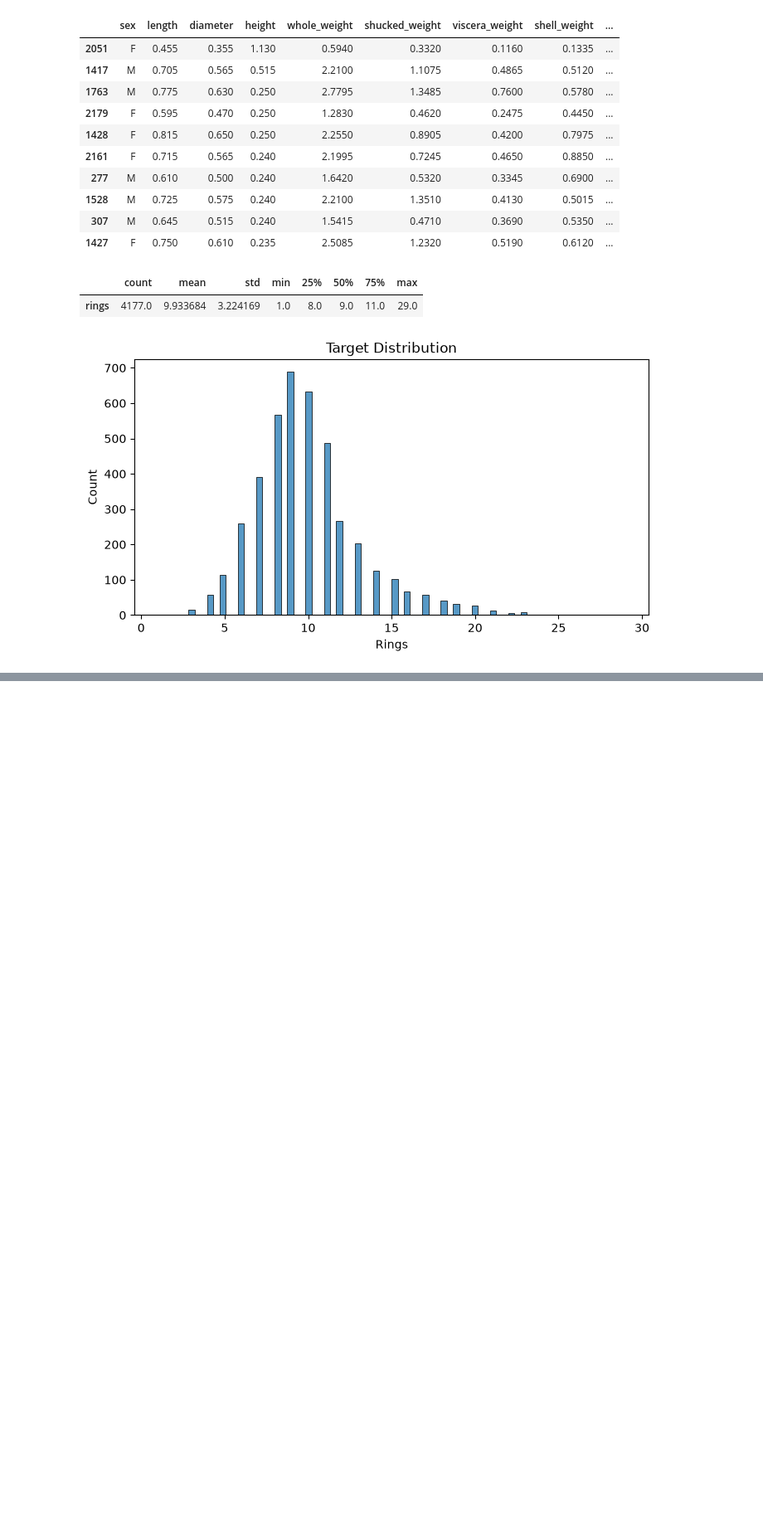
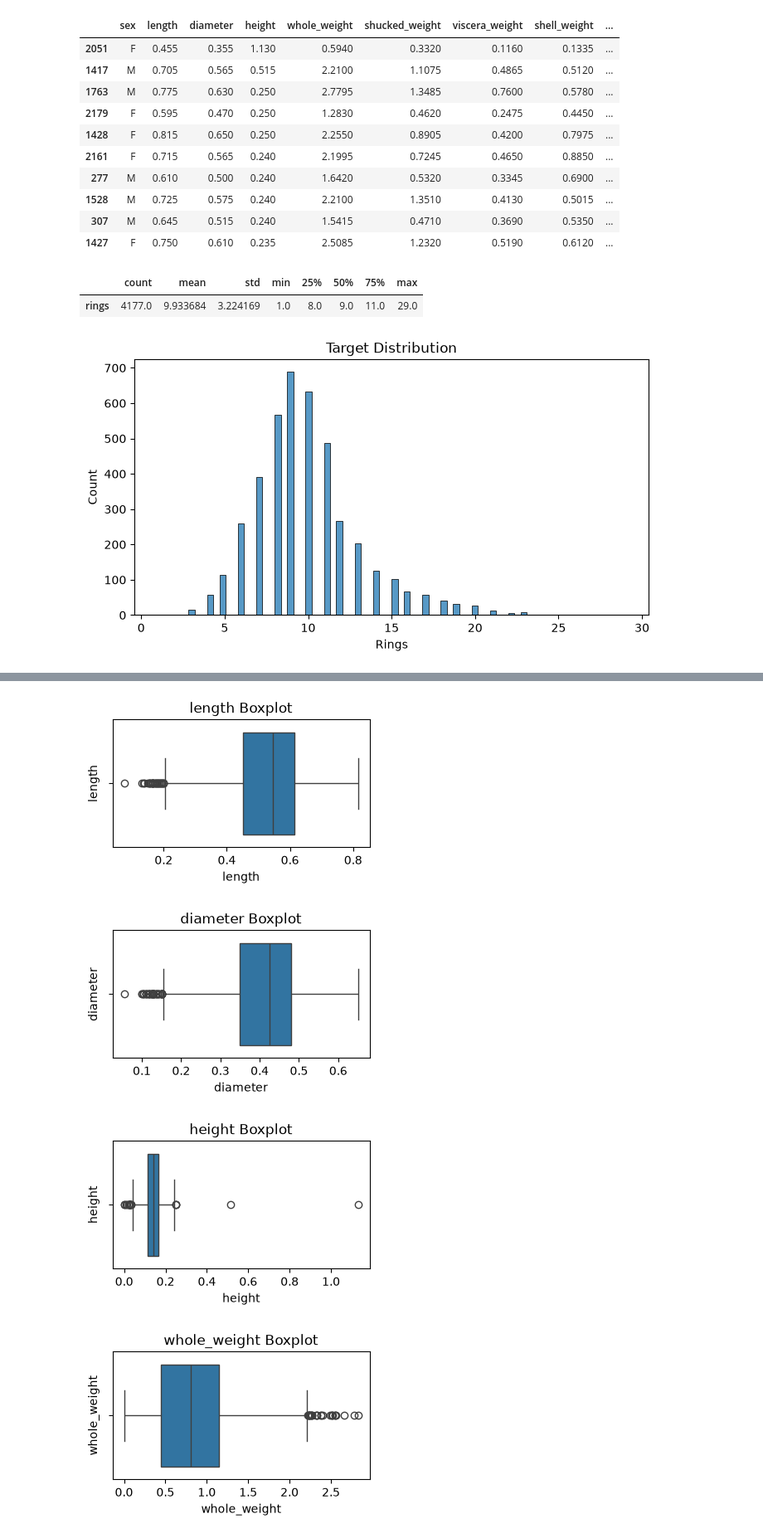
Before and after one commit to OleSuyaye/abalone-age-prediction-knn, a Jupyter notebook: notebooks/01_knn_regression_abalone.ipynb, the cells around one changed output, grey strips where cells are left out. Shown at 83% size. Cells and saved outputs as stored; diff of their text form; code cells hidden in the pictures; blank space fills up the shorter version.

```diff
--- a/notebooks/01_knn_regression_abalone.ipynb
+++ b/notebooks/01_knn_regression_abalone.ipynb
@@ -167,0 +217,16 @@ plt.show()
+# %%
+# Boxplot to check for outliers
+
+for col in numerical_columns:
+
+    plt.figure(figsize=(4,2))
+
+    sns.boxplot(data=X_train, x=col)
+    plt.title(f"{col} Boxplot")
+    plt.ylabel(col)
+    plt.show()
+# %% [output]
+[figure, added]
+[figure, added]
+[figure, added]
+[figure, added]
```
Also changed, not shown: parts of 10 cells of this notebook.
